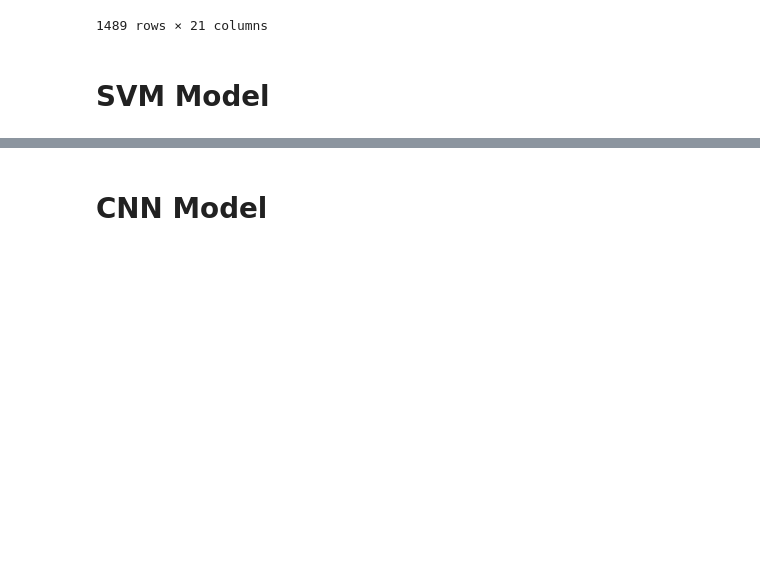
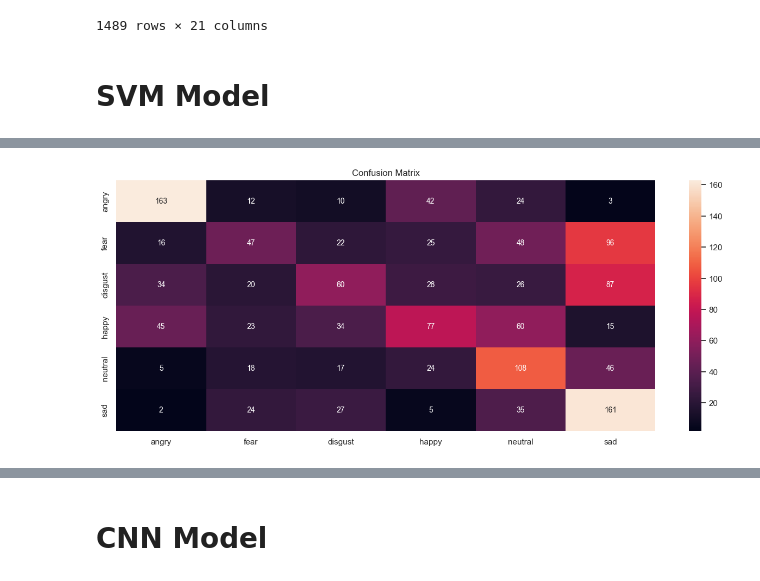
Before and after one commit to satria-ui/TugasAkhir2023, a Jupyter notebook: script/main.ipynb, the cells around one changed output, grey strips where cells are left out. Saved outputs shown, nothing was run; the diff lists cells and outputs as text; code cells hidden in the pictures; blank space fills up the shorter version.

```diff
--- a/script/main.ipynb
+++ b/script/main.ipynb
@@ -363,0 +224,29 @@ load_model("./dataset/test/1001_DFA_HAP_XX.wav", "svm_model.sav").getModelPredic
+# %%
+import joblib
+from sklearn.metrics import confusion_matrix
+from Code.utils import CremaD
+
+test_path = "./dataset/test/"
+SAMPLE_RATE = 22050
+NUM_SAMPLE = 22050
+DURATION = 3
+
+scaler = joblib.load("./Scaler/Z-ScoreScaler.joblib")
+test_data = CremaD(path=test_path, sample_rate=SAMPLE_RATE, duration=DURATION, num_samples=NUM_SAMPLE).extract_audio_svm()
+
+test_data['Emotions'] = manual_label_encoder(test_data['Emotions'])
+
+X_test = test_data.drop(labels='Emotions', axis= 1)
+y_test = test_data['Emotions']
+
+X_test_scaled = scaler.transform(X_test)
+
+# Load the model from file
+loaded_model = joblib.load('./ML_Model/svm_model.sav')
+y_pred = loaded_model.predict(X_test_scaled)
+
+y_test_str = reverse_label_encoder(y_test)
+y_pred_str = reverse_label_encoder(y_pred)
+
+# Compute the confusion matrix
+cm = confusion_matrix(y_test_str, y_pred_str)
@@ -363,0 +261,18 @@ load_model("./dataset/test/1001_DFA_HAP_XX.wav", "svm_model.sav").getModelPredic
+# %%
+import matplotlib.pyplot as plt
+import seaborn as sns
+# set labels for matrix axes from emotions
+emotion_list = ['angry', 'fear', 'disgust', 'happy', 'neutral', 'sad']
+
+# make a confusion matrix with labels using a DataFrame
+confmatrix_df = pd.DataFrame(cm, index=emotion_list, columns=emotion_list)
+
+# plot confusion matrices
+plt.figure(figsize=(16,6))
+sns.set(font_scale=1)
+plt.title('Confusion Matrix')
+sns.heatmap(confmatrix_df, annot=True, annot_kws={"size": 10}, fmt="d")
+
+plt.show()
+# %% [output]
+[figure, added]
```
Also changed, not shown: parts of 15 cells of this notebook, 6 other files.
